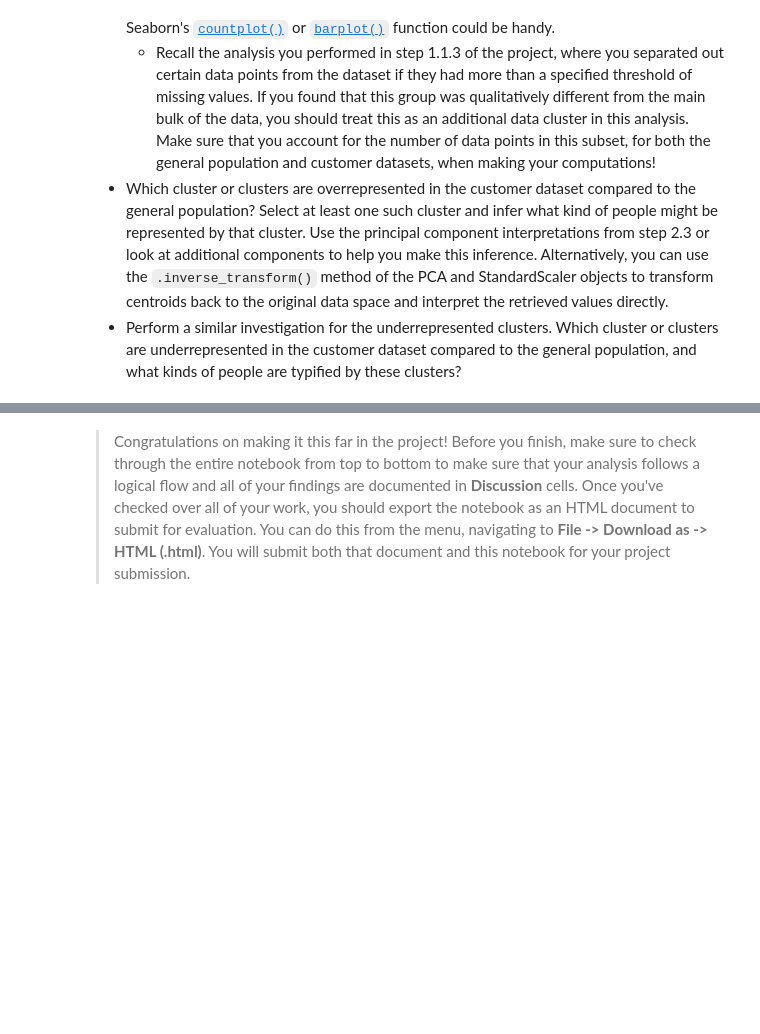
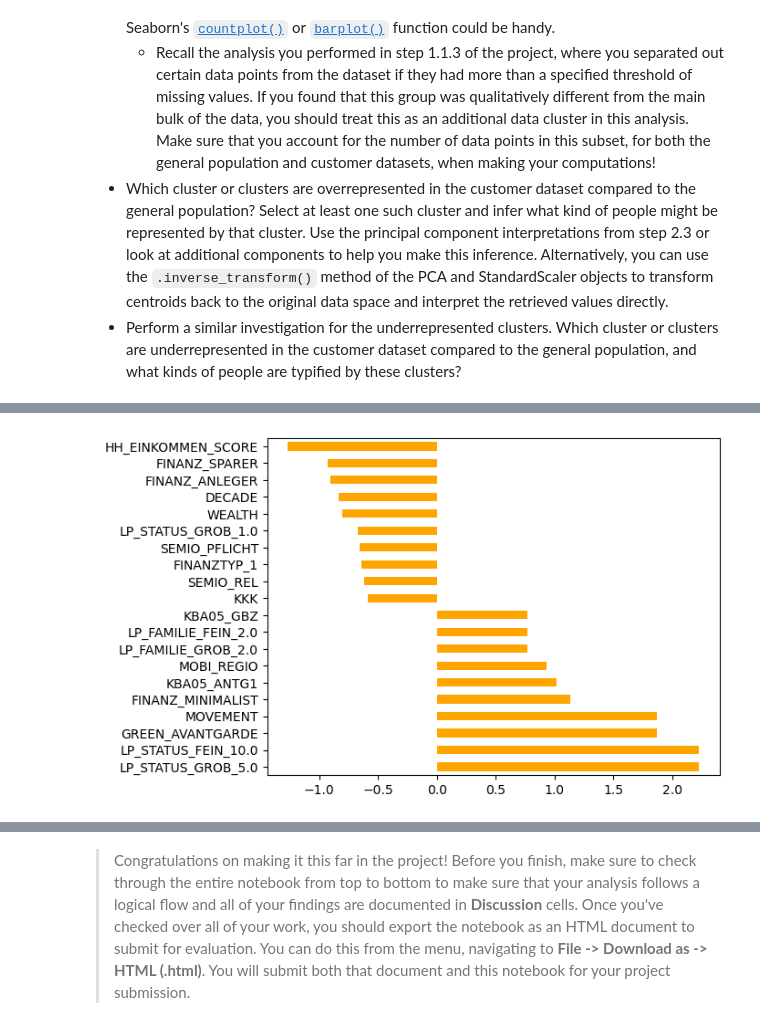
Before and after one commit to luisgj/customer-segments-predictor, a Jupyter notebook: Identify_Customer_Segments.ipynb, the cells around one changed output, grey strips where cells are left out. Cells and saved outputs as stored; diff of their text form; code cells hidden in the pictures; blank space fills up the shorter version.

```diff
--- a/Identify_Customer_Segments.ipynb
+++ b/Identify_Customer_Segments.ipynb
@@ -904 +937,5 @@ Take a look at the following points in this step:
+# %%
+plot_scaled_comparison(cleaned_cust, kmeans, 9)
+# %% [output]
+[figure, added]
 # %%
```
Also changed, not shown: parts of 11 cells of this notebook.
